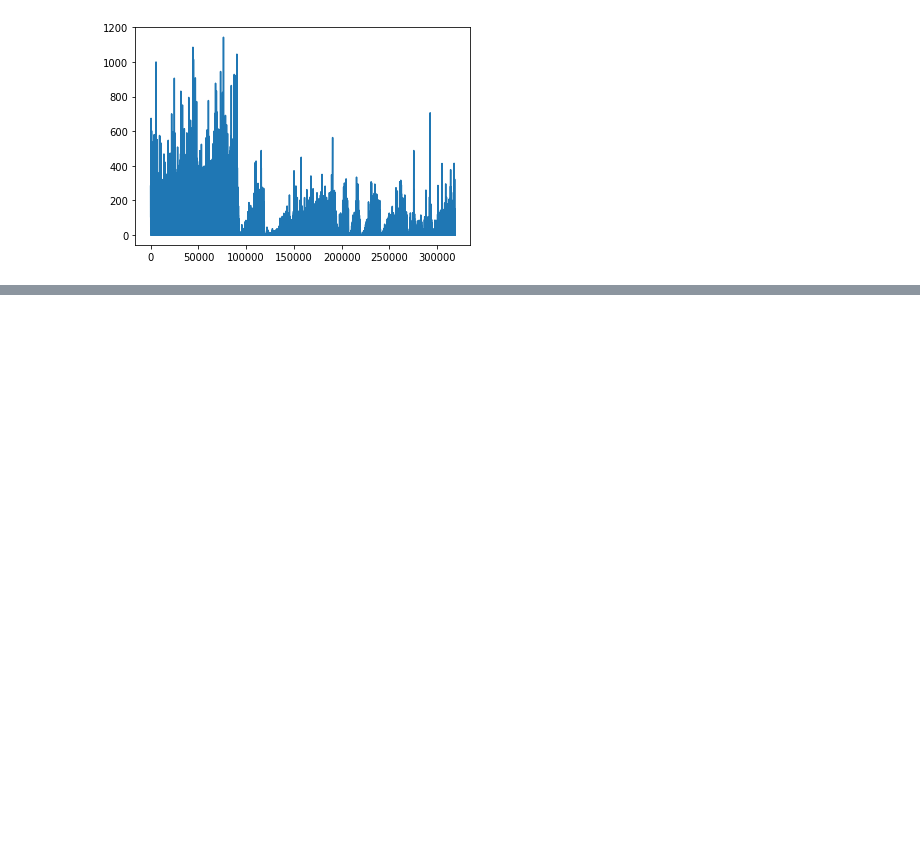
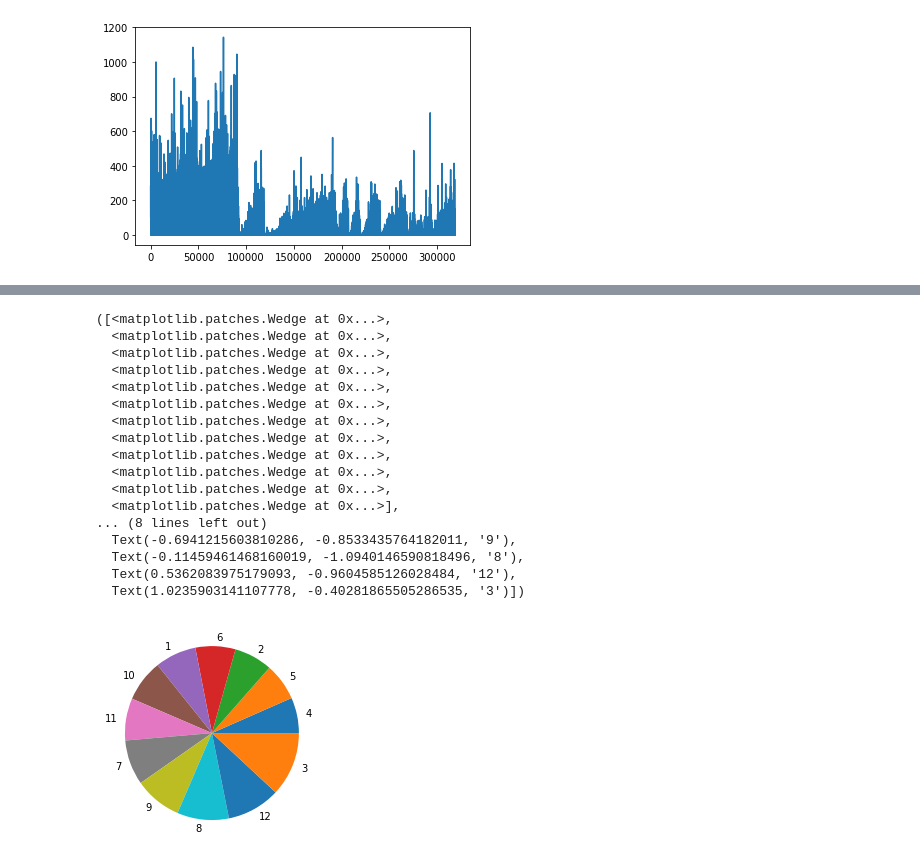
Before and after one commit to ggaarder/gdufs-dmlab-interview, a Jupyter notebook: mission3/Untitled.ipynb, the cells around one changed output, grey strips where cells are left out. Saved outputs shown, nothing was run; the diff lists cells and outputs as text; code cells hidden in the pictures; blank space fills up the shorter version.

```diff
--- a/mission3/Untitled.ipynb
+++ b/mission3/Untitled.ipynb
@@ -94,0 +222,2 @@ plt.plot(attention)
+# %%
+dat["count"] = 1
@@ -94,0 +257,23 @@ plt.plot(attention)
+# %%
+a = dat.groupby("交易时间/月").sum().sort_values(by="count")
+# %%
+plt.pie(a["count"], labels=a.index)
+# %% [output]
+([<matplotlib.patches.Wedge at 0x...>,
+  <matplotlib.patches.Wedge at 0x...>,
+  <matplotlib.patches.Wedge at 0x...>,
+  <matplotlib.patches.Wedge at 0x...>,
+  <matplotlib.patches.Wedge at 0x...>,
+  <matplotlib.patches.Wedge at 0x...>,
+  <matplotlib.patches.Wedge at 0x...>,
+  <matplotlib.patches.Wedge at 0x...>,
+  <matplotlib.patches.Wedge at 0x...>,
+  <matplotlib.patches.Wedge at 0x...>,
+  <matplotlib.patches.Wedge at 0x...>,
+  <matplotlib.patches.Wedge at 0x...>],
+... (8 lines left out)
+  Text(-0.6941215603810286, -0.8533435764182011, '9'),
+  Text(-0.11459461468160019, -1.0940146590818496, '8'),
+  Text(0.5362083975179093, -0.9604585126028484, '12'),
+  Text(1.0235903141107778, -0.40281865505286535, '3')])
+[figure, added]
```
Also changed, not shown: parts of 16 cells of this notebook.
